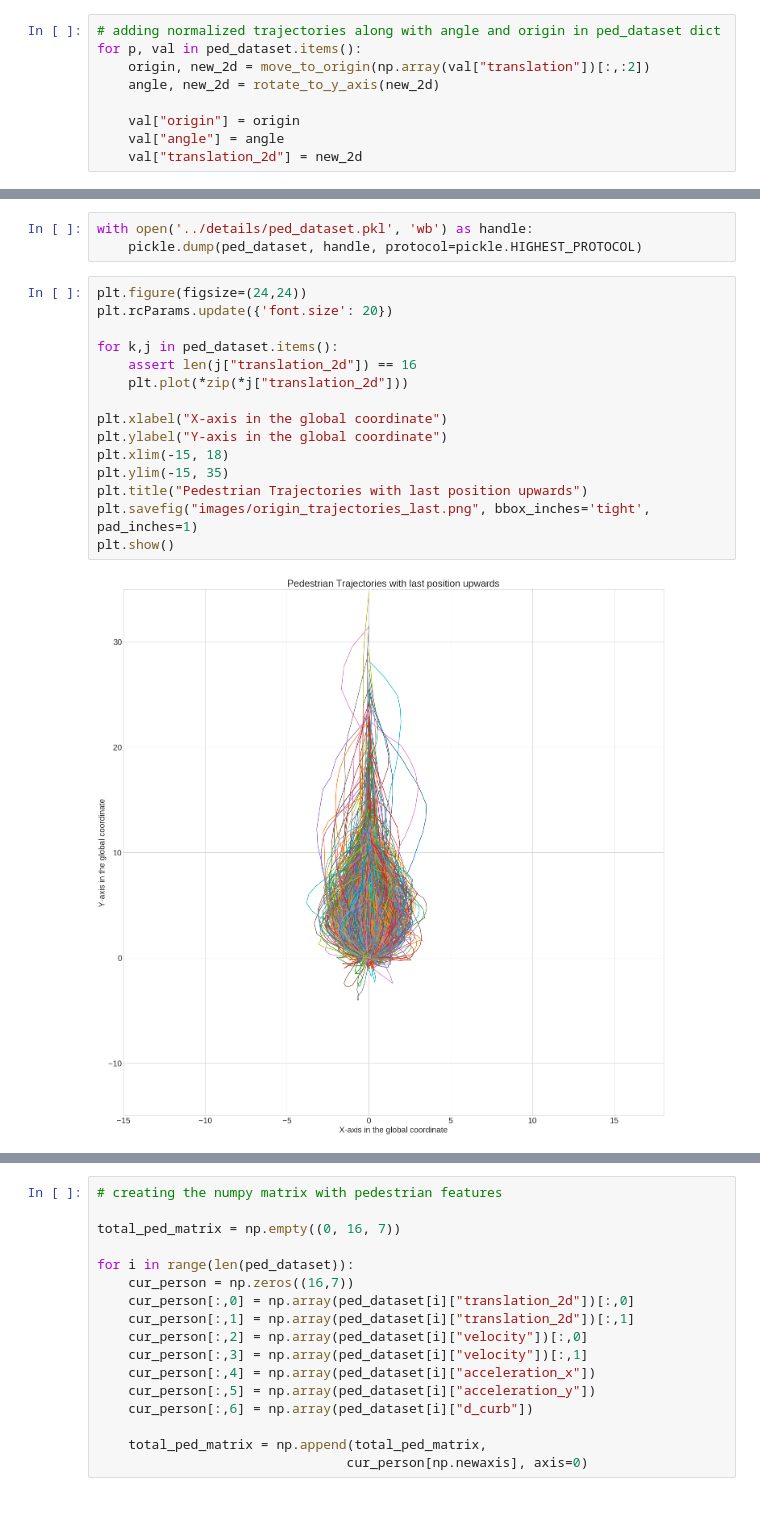
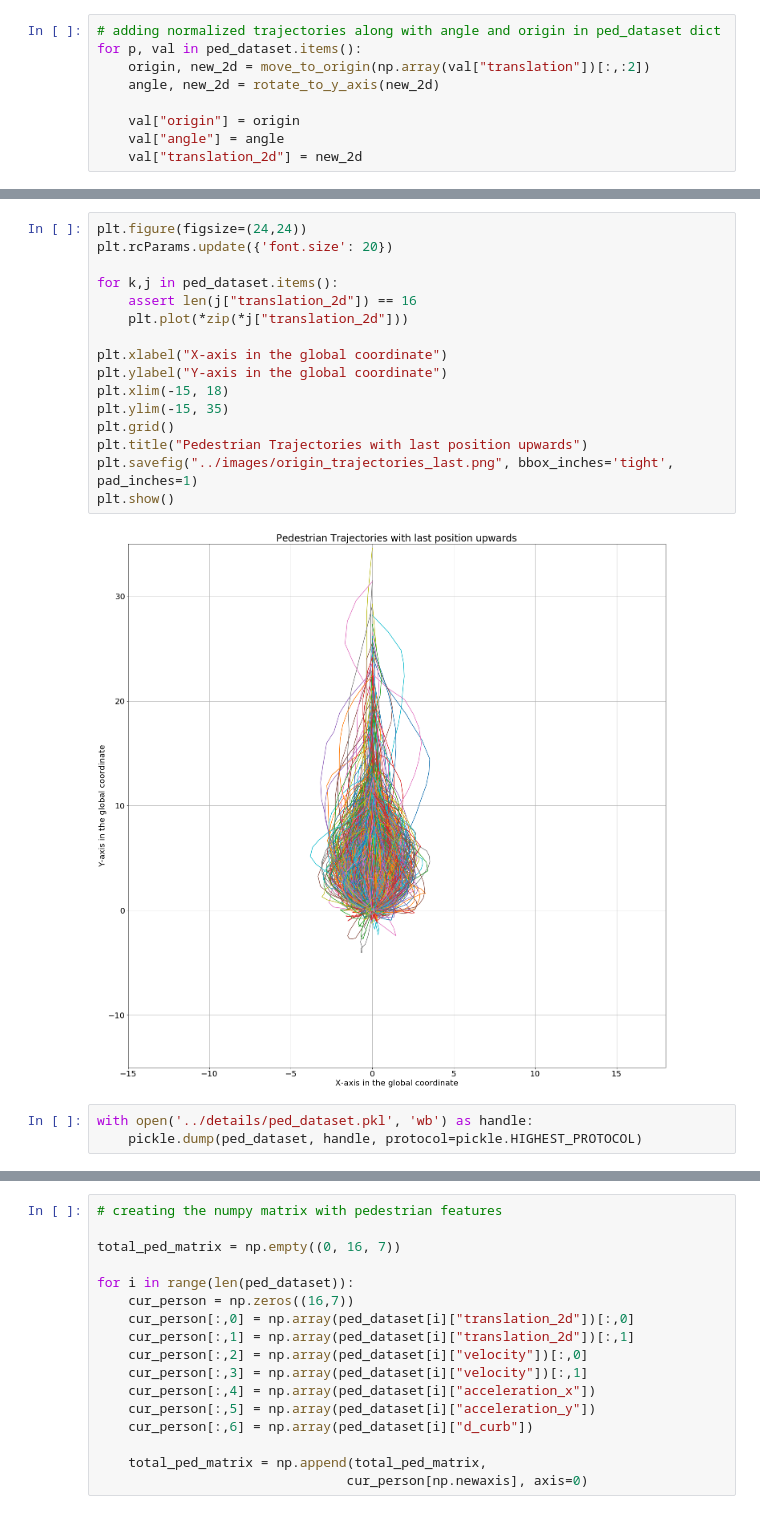
Before and after one commit to Kishaan/nuscenes-devkit, a Jupyter notebook: python-sdk/nuscenes/map_expansion/dataset_creation/dataset_creation.ipynb, the cells around one changed output, grey strips where cells are left out. Saved outputs shown, nothing was run; the diff lists cells and outputs as text.

```diff
--- a/python-sdk/nuscenes/map_expansion/dataset_creation/dataset_creation.ipynb
+++ b/python-sdk/nuscenes/map_expansion/dataset_creation/dataset_creation.ipynb
@@ -210,22 +218,23 @@ for p, val in ped_dataset.items():
     val["velocity_2d"] = cur_velocity
     val["acceleration_2d"] = cur_acceleration
+# %%
+plt.figure(figsize=(24,24))
+plt.rcParams.update({'font.size': 20})
+
+for k,j in ped_dataset.items():
+    assert len(j["translation_2d"]) == 16
+    plt.plot(*zip(*j["translation_2d"]))
+
+plt.xlabel("X-axis in the global coordinate")
+plt.ylabel("Y-axis in the global coordinate")
+plt.xlim(-15, 18)
+plt.ylim(-15, 35)
+plt.grid()
+plt.title("Pedestrian Trajectories with last position upwards")
+plt.savefig("../images/origin_trajectories_last.png", bbox_inches='tight', pad_inches=1)
+plt.show()
+# %% [output]
+[figure, added]
 # %%
 with open('../details/ped_dataset.pkl', 'wb') as handle:
     pickle.dump(ped_dataset, handle, protocol=pickle.HIGHEST_PROTOCOL)
-# %%
-plt.figure(figsize=(24,24))
-plt.rcParams.update({'font.size': 20})
-
-for k,j in ped_dataset.items():
-    assert len(j["translation_2d"]) == 16
-    plt.plot(*zip(*j["translation_2d"]))
-
-plt.xlabel("X-axis in the global coordinate")
-plt.ylabel("Y-axis in the global coordinate")
-plt.xlim(-15, 18)
-plt.ylim(-15, 35)
-plt.title("Pedestrian Trajectories with last position upwards")
-plt.savefig("images/origin_trajectories_last.png", bbox_inches='tight', pad_inches=1)
-plt.show()
-# %% [output]
-[figure, removed]
```
Also changed, not shown: parts of 16 cells of this notebook, 46 other files.
